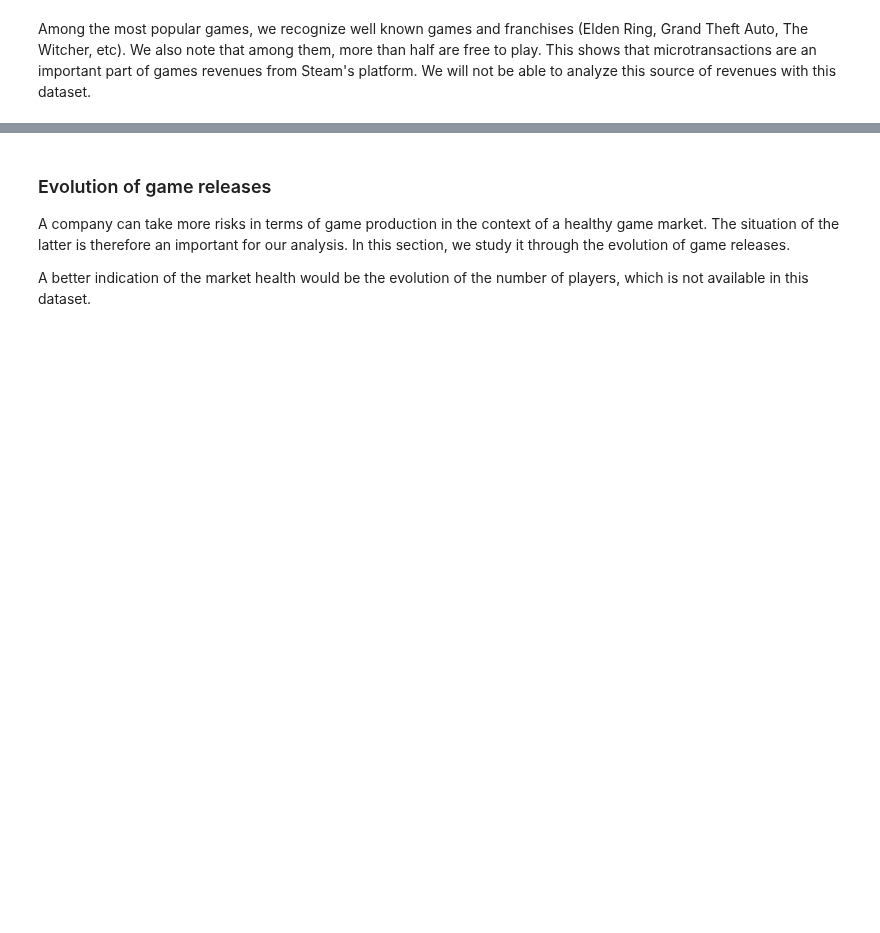
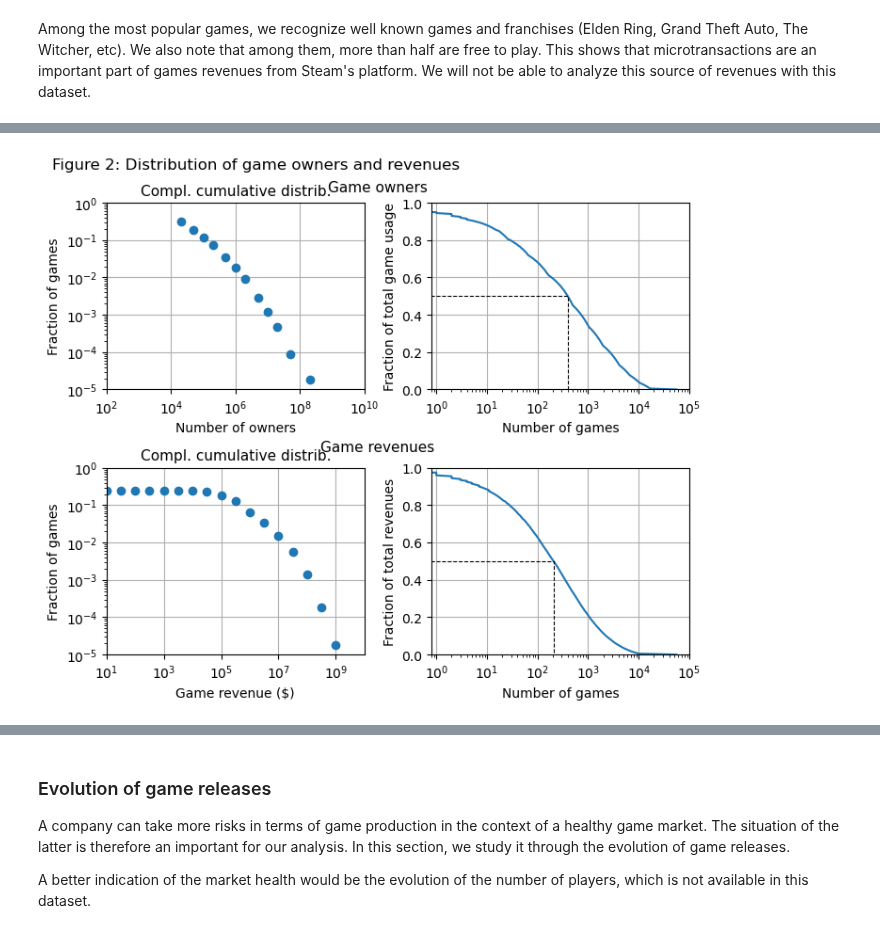
Before and after one commit to netesf13d/jedha-projects, a Jupyter notebook: 1-02-Steam_videogames_platform/Steam_videogames_platform.ipynb, the cells around one changed output, grey strips where cells are left out. Cells and saved outputs as stored; diff of their text form; code cells hidden in the pictures; blank space fills up the shorter version.

```diff
--- a/1-02-Steam_videogames_platform/Steam_videogames_platform.ipynb
+++ b/1-02-Steam_videogames_platform/Steam_videogames_platform.ipynb
@@ -20,0 +92,4 @@ Download the data from [https://full-stack-bigdata-datasets.s3.amazonaws.com/Big
+# %%
+## extract the 'data' fields as a dataframe
+df = raw_df.select('data.*').alias('*')
+df.printSchema(2)
@@ -20,0 +138,8 @@ Download the data from [https://full-stack-bigdata-datasets.s3.amazonaws.com/Big
+# %%
+owners_low = F.regexp_replace(F.split(df['owners'], ' .. ')[0], ',', '').cast('Double')
+owners_high = F.regexp_replace(F.split(df['owners'], ' .. ')[1], ',', '').cast('Double')
+owners_est = F.sqrt(F.when(owners_low==0, 1).otherwise(owners_low) * owners_high)
+df = df.withColumn('owners_low', owners_low) \
+       .withColumn('owners_high', owners_high) \
+       .withColumn('owners_est', owners_est)
+df.select('owners_low', 'owners_high', 'owners_est').show()
@@ -39,0 +581,6 @@ Among the most popular games, we recognize well known games and franchises (Elde
+# %%
+## Cumulative revenues distribution function
+# again, no easy way to do that with SQL
+revenues_vals = np.logspace(1, 9, 17)
+revenues_cdf = spark.sql("SELECT revenues_low FROM df").toPandas().to_numpy()
+revenues_cdf = np.mean(revenues_cdf >= revenues_vals, axis=0)
@@ -39,0 +629,59 @@ Among the most popular games, we recognize well known games and franchises (Elde
+# %%
+fig2, axs2 = plt.subplots(
+    nrows=2, ncols=2, figsize=(7.2, 6), dpi=100,
+    gridspec_kw={'left': 0.1, 'right': 0.96, 'top': 0.9, 'bottom': 0.1,
+                 'wspace': 0.26, 'hspace': 0.42})
+fig2.suptitle('Figure 2: Distribution of game owners and revenues', x=0.02, ha='left')
+fig2.text(0.5, 0.92, 'Game owners', ha='center', fontsize=11)
+fig2.text(0.5, 0.46, 'Game revenues', ha='center', fontsize=11)
+
+
+owners_cdf = owners_distrib.toPandas()
+axs2[0, 0].plot(owners_cdf.owners_low, owners_cdf.compl_cdf,
+                marker='o', linestyle='')
+axs2[0, 0].set_xscale('log')
+axs2[0, 0].set_xlim(1e2, 1e10)
+axs2[0, 0].set_yscale('log')
+axs2[0, 0].set_ylim(1e-5, 1)
+axs2[0, 0].grid(visible=True)
+axs2[0, 0].set_xlabel('Number of owners')
+axs2[0, 0].set_ylabel('Fraction of games')
+axs2[0, 0].set_title('Compl. cumulative distrib.', fontsize=11)
+
+
+axs2[0, 1].plot(own_nb_games, 1-own_frac, marker='', linestyle='-')
+axs2[0, 1].plot([0, own_nb_games[100], own_nb_games[100]], [0.5, 0.5, 0],
+                color='k', lw=0.8, ls='--')
+axs2[0, 1].set_xscale('log')
+axs2[0, 1].set_xlim(8e-1, 1e5)
+axs2[0, 1].set_ylim(0, 1)
+axs2[0, 1].grid(visible=True)
+axs2[0, 1].set_xlabel('Number of games')
+axs2[0, 1].set_ylabel('Fraction of total game usage')
+
+
+axs2[1, 0].plot(revenues_vals, revenues_cdf, marker='o', linestyle='')
+axs2[1, 0].set_xscale('log')
+axs2[1, 0].set_xlim(1e1, 1e10)
+axs2[1, 0].set_yscale('log')
+axs2[1, 0].set_ylim(1e-5, 1)
+axs2[1, 0].grid(visible=True)
+axs2[1, 0].set_xlabel('Game revenue ($)')
+axs2[1, 0].set_ylabel('Fraction of games')
+axs2[1, 0].set_title('Compl. cumulative distrib.', fontsize=11)
+
+
+axs2[1, 1].plot(rev_nb_games, 1-rev_frac, marker='', linestyle='-')
+axs2[1, 1].plot([0, rev_nb_games[100], rev_nb_games[100]], [0.5, 0.5, 0],
+                color='k', lw=0.8, ls='--')
+axs2[1, 1].set_xscale('log')
+axs2[1, 1].set_xlim(8e-1, 1e5)
+axs2[1, 1].set_ylim(0, 1)
+axs2[1, 1].grid(visible=True)
+axs2[1, 1].set_xlabel('Number of games')
+axs2[1, 1].set_ylabel('Fraction of total revenues')
+
+
+plt.show()
+# %% [output]
+[figure, added]
```
Also changed, not shown: parts of 47 cells of this notebook, 7 other files.
